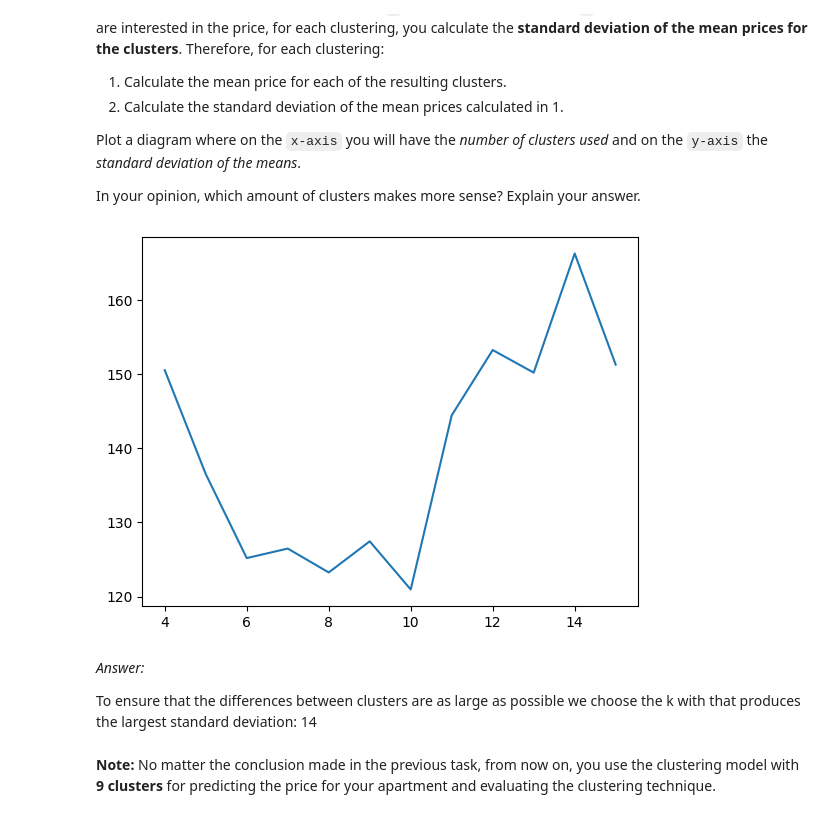
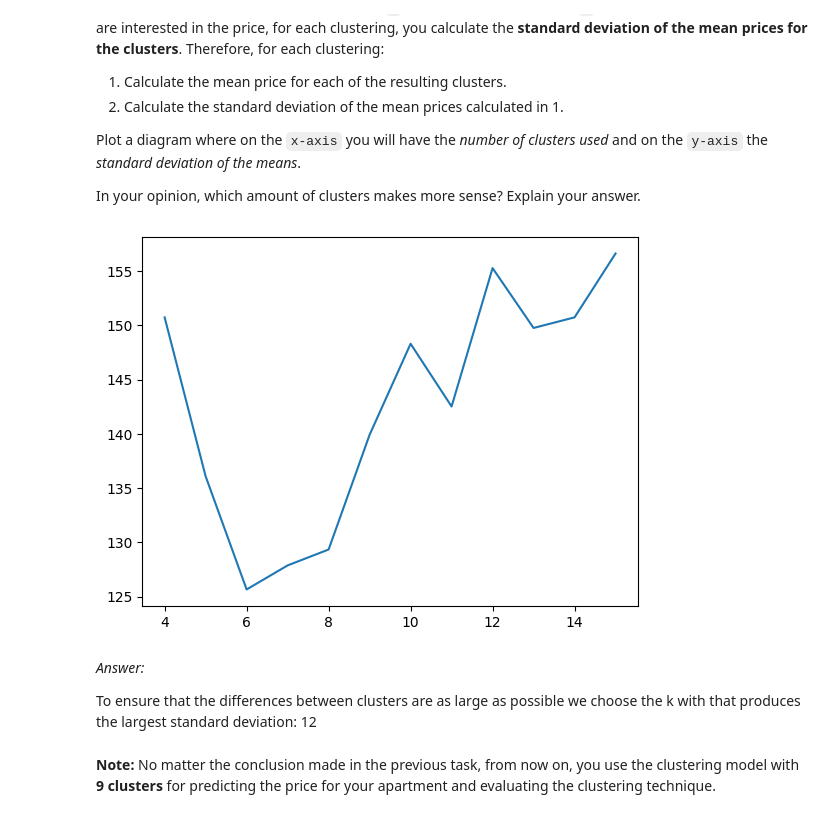
Before and after one commit to CodingTil/2022_23---Introduction-to-Data-Science---Exercises, a Jupyter notebook: assignment_1/assignment_1_update.ipynb, the cells around one changed output. Saved outputs shown, nothing was run; the diff lists cells and outputs as text; code cells hidden in the pictures.

```diff
--- a/assignment_1/assignment_1_update.ipynb
+++ b/assignment_1/assignment_1_update.ipynb
@@ -36,7 +36,7 @@ import numpy as np
 import sklearn
 
 # random_state for everything
-rs = 0
+rs = 100
 # %% [markdown]
 # Pricing your AirBnB
 # %% [markdown]
@@ -537,21 +539,21 @@ In your opinion, which amount of clusters makes more sense? Explain your answer.
 # %%
 from sklearn.cluster import KMeans
 
 stds = []
 
 for k in range(4, 16):
-    kmeans = KMeans(n_clusters=k, random_state=rs, n_init=20).fit(x_train_one_hot)
+    kmeans = KMeans(n_clusters=k, random_state=rs, n_init=100).fit(x_train_one_hot)
     cluster_means = [y_train[kmeans.labels_==i]["price"].mean() for i in range(k)]
     stds.append(np.std(cluster_means))
 
 sns.lineplot(x=range(4,16), y=stds)
 plt.show()
 # %% [output]
-[figure, old version]
+[figure, new version]
 # %% [markdown]
 _Answer:_
 
-To ensure that the differences between clusters are as large as possible we choose the k with that produces the largest standard deviation: 14
+To ensure that the differences between clusters are as large as possible we choose the k with that produces the largest standard deviation: 12
 # %% [markdown]
 **Note:** No matter the conclusion made in the previous task, from now on, you use the clustering model with **9 clusters** for predicting the price for your apartment and evaluating the clustering technique.
 # %% [markdown]
```
Also changed, not shown: parts of 19 cells of this notebook, 2 other files.
